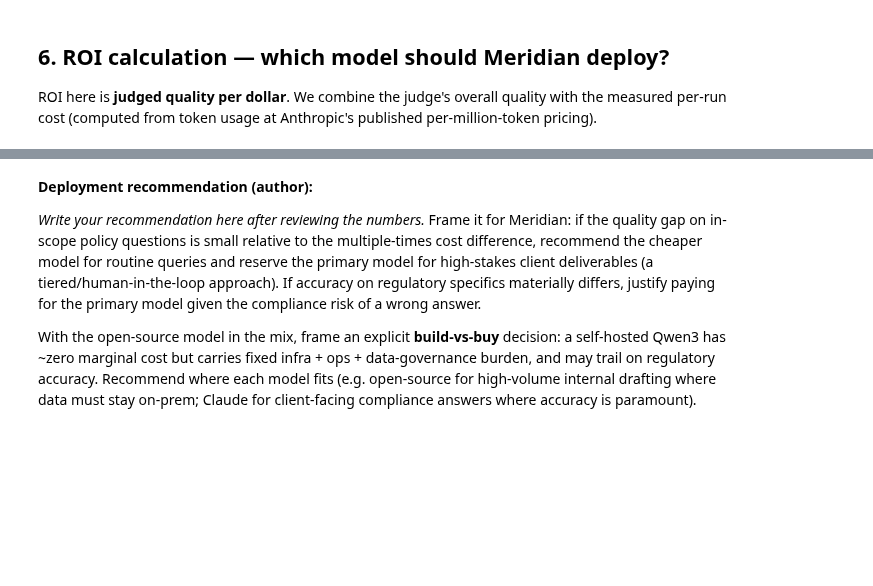
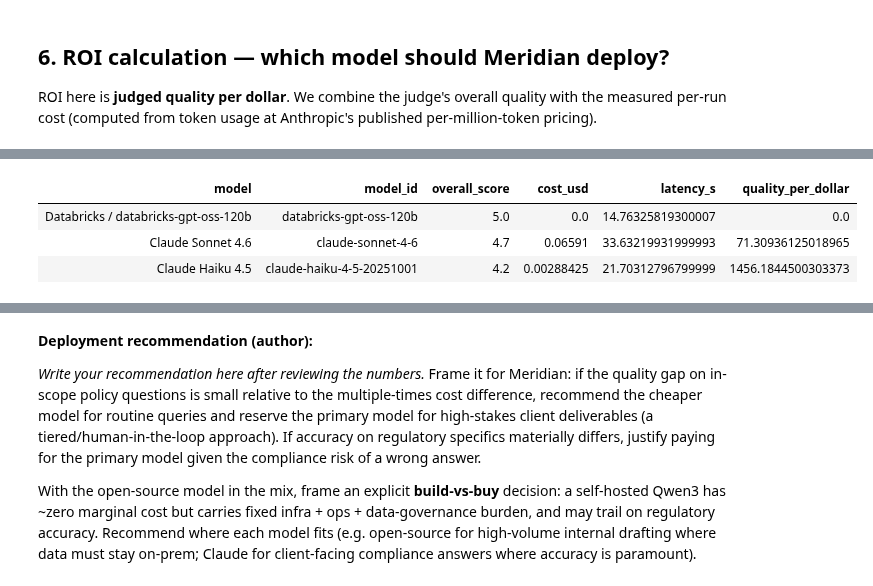
Before and after one commit to mandysainii/ai-governance-agent, a Jupyter notebook: 03_agent_evaluation.ipynb, the cells around one changed output, grey strips where cells are left out. Saved outputs shown, nothing was run; the diff lists cells and outputs as text; code cells hidden in the pictures; blank space fills up the shorter version.

```diff
--- a/03_agent_evaluation.ipynb
+++ b/03_agent_evaluation.ipynb
@@ -449,0 +533,84 @@ Note: Anthropic models use real per-token pricing. Databricks-hosted GPT-OSS and
+# %%
+# Pull metrics from MLflow runs for ROI calculation
+import mlflow
+import pandas as pd
+
+experiment = mlflow.get_experiment_by_name("/meridian-policy-agent")
+runs_df = mlflow.search_runs(
+    experiment_ids=[experiment.experiment_id],
+    order_by=["start_time DESC"],
+    max_results=20,
+)
+
+# Filter for head-to-head runs (those with eval.model_key tag)
+if not runs_df.empty and 'tags.eval.model_key' in runs_df.columns:
+    runs_df = runs_df[runs_df['tags.eval.model_key'].notna()]
+
+if not runs_df.empty:
+    print("Head-to-Head Model Comparison:\n")
+
+    # Extract key metrics for comparison
+    comparison_data = []
+    for key in hh_keys:
+        if key not in hh_results:
+            continue
+
+        result = hh_results[key]
+        label = config.LLM_REGISTRY[key]["label"]
+
+        # Find the corresponding MLflow run
+        model_runs = runs_df[runs_df['tags.eval.model_key'] == key]
+
+        if not model_runs.empty:
+            metrics = model_runs.iloc[0]
+            overall_score = metrics.get('metrics.policy_judge/mean', None)
+            if overall_score is None or pd.isna(overall_score):
+                # Judge didn't run in this MLflow run, compute directly
+                test_score = ev.judge_response(judge_client, hh["query"], result.answer, "in_scope")
+                overall_score = float(test_score.overall) if test_score.overall else 0
+            cost = metrics.get('metrics.cost_per_query/mean', None)
+            if cost is None or pd.isna(cost):
+                cost = ev.cost_of_run(result)
+        else:
+            # Fallback: compute scores directly
+            test_score = ev.judge_response(judge_client, hh["query"], result.answer, "in_scope")
+            overall_score = float(test_score.overall) if test_score.overall else 0
+            cost = ev.cost_of_run(result)
+
+        comparison_data.append({
+            "model": label,
+            "model_id": result.model,
+            "overall_score": overall_score,
+            "cost_usd": cost,
+            "latency_s": result.latency_s,
+            "quality_per_dollar": overall_score / cost if cost > 0 else 0,
+        })
+
+    comparison_df = pd.DataFrame(comparison_data)
+    display(comparison_df)
+
+    # Calculate projected costs
+    QUERIES_PER_MONTH = 5000
+    print(f"\nProjected Monthly Cost @ {QUERIES_PER_MONTH:,} queries/month:")
+    for _, row in comparison_df.iterrows():
+        monthly_cost = row['cost_usd'] * QUERIES_PER_MONTH
+        print(f"  {row['model']:20s}: ${monthly_cost:>8,.2f}")
+
+    # Compare primary vs secondary if both exist
+    if primary_result and secondary_result:
+        primary_row = comparison_df[comparison_df['model_id'] == primary_result.model].iloc[0]
+        secondary_row = comparison_df[comparison_df['model_id'] == secondary_result.model].iloc[0]
+
+        cost_ratio = primary_row['cost_usd'] / secondary_row['cost_usd']
+        quality_delta = primary_row['overall_score'] - secondary_row['overall_score']
+        monthly_savings = (primary_row['cost_usd'] - secondary_row['cost_usd']) * QUERIES_PER_MONTH
+
+        print(f"\nPrimary vs Secondary Analysis:")
+        print(f"  Cost ratio: {cost_ratio:.1f}x (primary costs {cost_ratio:.1f}x more)")
+        print(f"  Quality delta: {quality_delta:+.2f} points")
+        print(f"  Monthly savings with secondary: ${monthly_savings:,.2f}")
+        print(f"  Quality/$ ratio - Primary: {primary_row['quality_per_dollar']:.0f}, Secondary: {secondary_row['quality_per_dollar']:.0f}")
+
+else:
+    print("No MLflow runs found. Run the head-to-head evaluation first.")
+# %% [output]
@@ -449,0 +618,4 @@ Note: Anthropic models use real per-token pricing. Databricks-hosted GPT-OSS and
+| model | model_id | overall_score | cost_usd | latency_s | quality_per_dollar |
+| Databricks / databricks-gpt-oss-120b | databricks-gpt-oss-120b | 5.0 | 0.0 | 14.76325819300007 | 0.0 |
+| Claude Sonnet 4.6 | claude-sonnet-4-6 | 4.7 | 0.06591 | 33.63219931999993 | 71.30936125018965 |
+| Claude Haiku 4.5 | claude-haiku-4-5-20251001 | 4.2 | 0.00288425 | 21.70312796799999 | 1456.1844500303373 |
```
Also changed, not shown: parts of 15 cells of this notebook.
